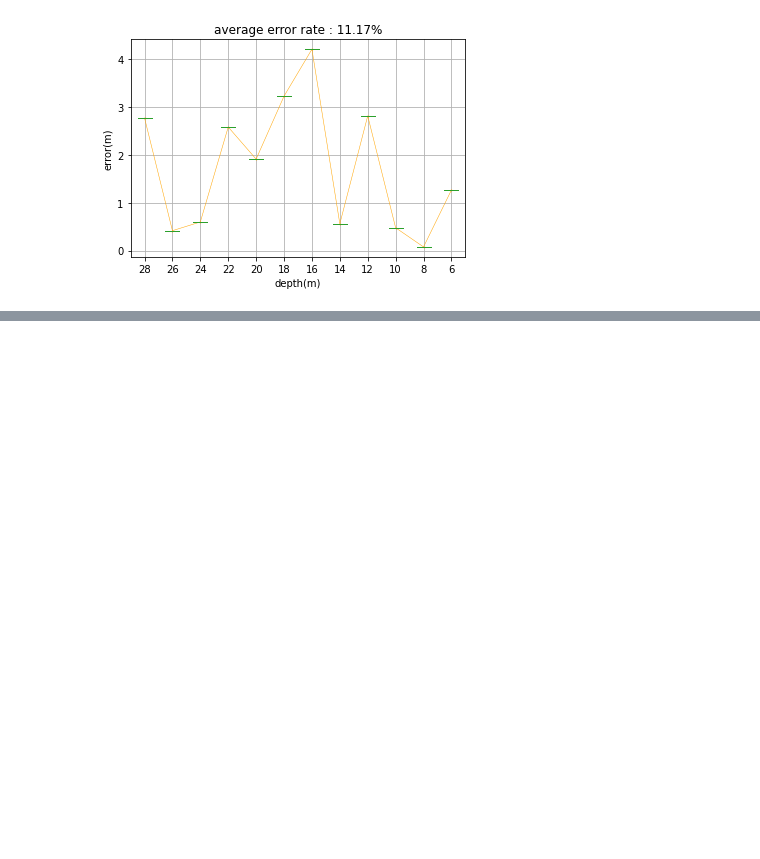
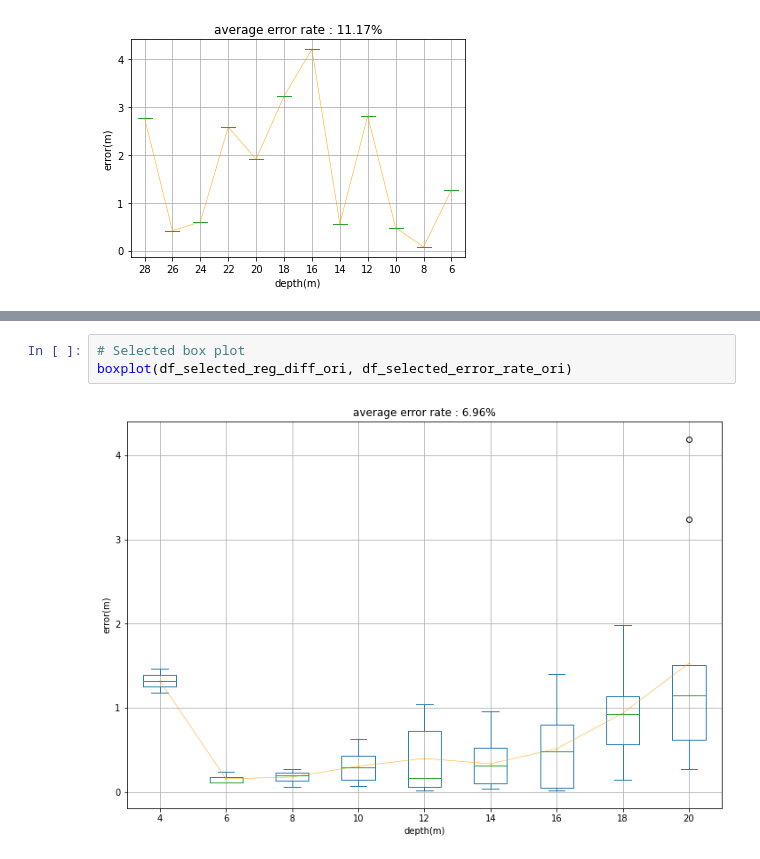
Before and after one commit to YoungseokOh/Depth-evaluation, a Jupyter notebook: plot_example.ipynb, the cells around one changed output, grey strips where cells are left out. Drawn from its saved outputs; the diff is of its cells as text; blank space fills up the shorter version.

```diff
--- a/plot_example.ipynb
+++ b/plot_example.ipynb
@@ -251,0 +297,5 @@ selected_depth_list = utils.coord_to_depth(selected_dist_path, box_coord)
+# %%
+# Selected box plot
+boxplot(df_selected_reg_diff_ori, df_selected_error_rate_ori)
+# %% [output]
+[figure, added]
```
Also changed, not shown: parts of 75 cells of this notebook.
